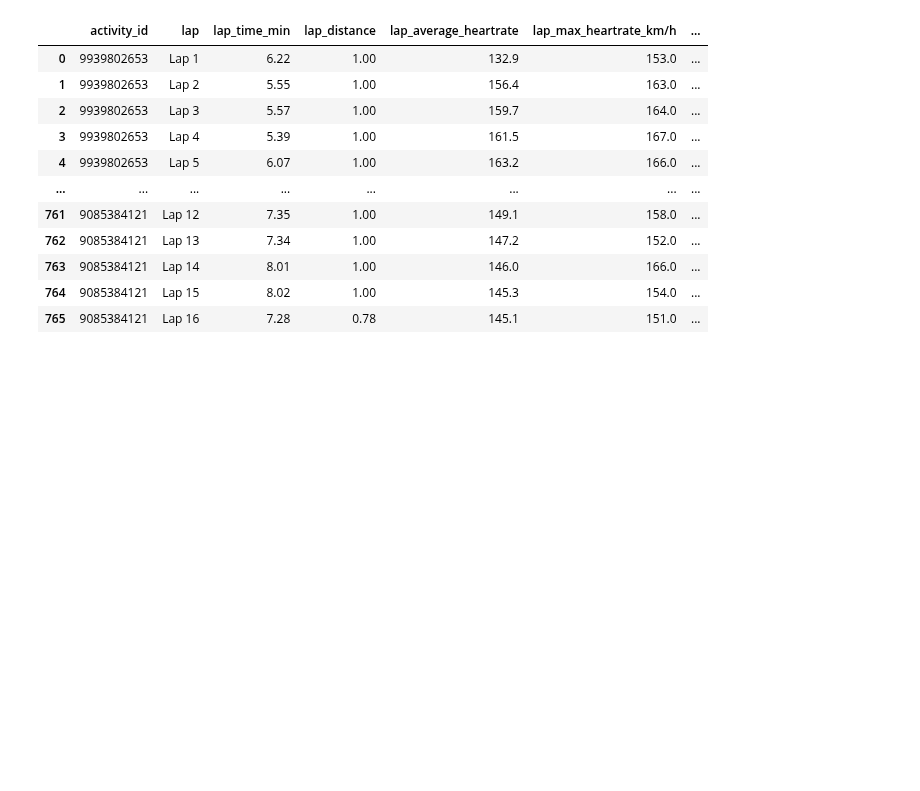
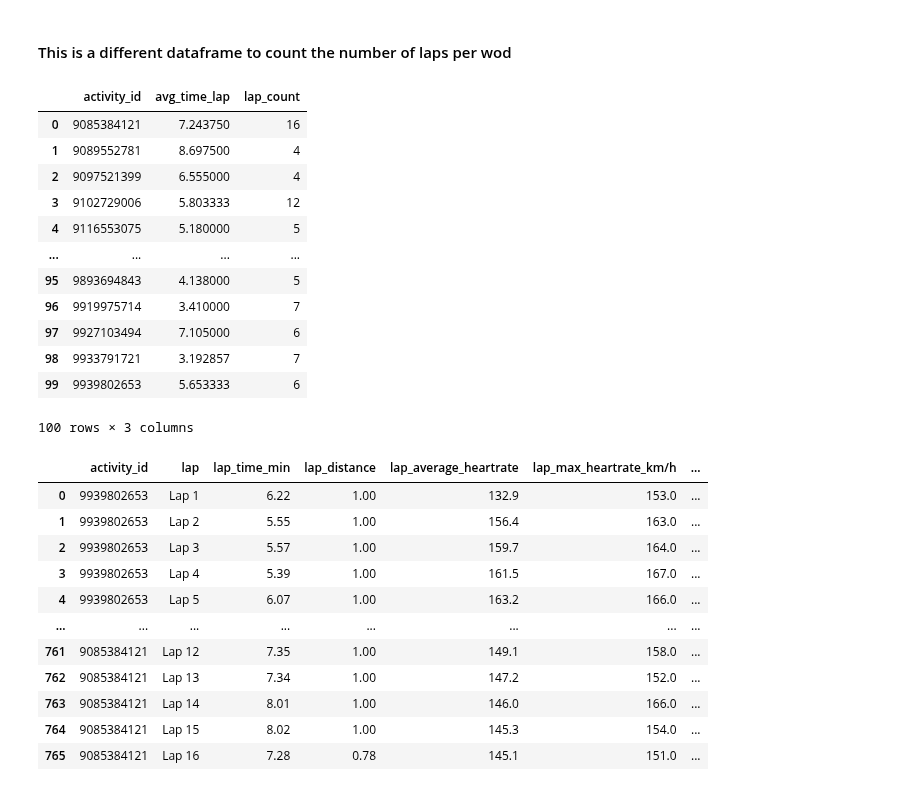
Before and after one commit to ManuelElizaldi/PyStrava, a Jupyter notebook: TroubleShootingNotebook.ipynb, the cells around one changed output. Cells and saved outputs as stored; diff of their text form; code cells hidden in the pictures; blank space fills up the shorter version.

```diff
--- a/TroubleShootingNotebook.ipynb
+++ b/TroubleShootingNotebook.ipynb
@@ -79,3 +91,21 @@ avg_lap_time = avg_lap_time.reset_index()
+# %% [markdown]
+#### This is a different dataframe to count the number of laps per wod
+# %%
+lap_stats
+# %% [output]
+|  | activity_id | avg_time_lap | lap_count |
+| 0 | 9085384121 | 7.243750 | 16 |
+| 1 | 9089552781 | 8.697500 | 4 |
+| 2 | 9097521399 | 6.555000 | 4 |
+| 3 | 9102729006 | 5.803333 | 12 |
+| 4 | 9116553075 | 5.180000 | 5 |
+| ... | ... | ... | ... |
+| 95 | 9893694843 | 4.138000 | 5 |
+| 96 | 9919975714 | 3.410000 | 7 |
+| 97 | 9927103494 | 7.105000 | 6 |
+| 98 | 9933791721 | 3.192857 | 7 |
+| 99 | 9939802653 | 5.653333 | 6 |
+100 rows × 3 columns
 # %%
 # avg_time_per_lap = workout_laps.groupby('activity_id').mean()
 # %%
```
Also changed, not shown: parts of 3 cells of this notebook.
